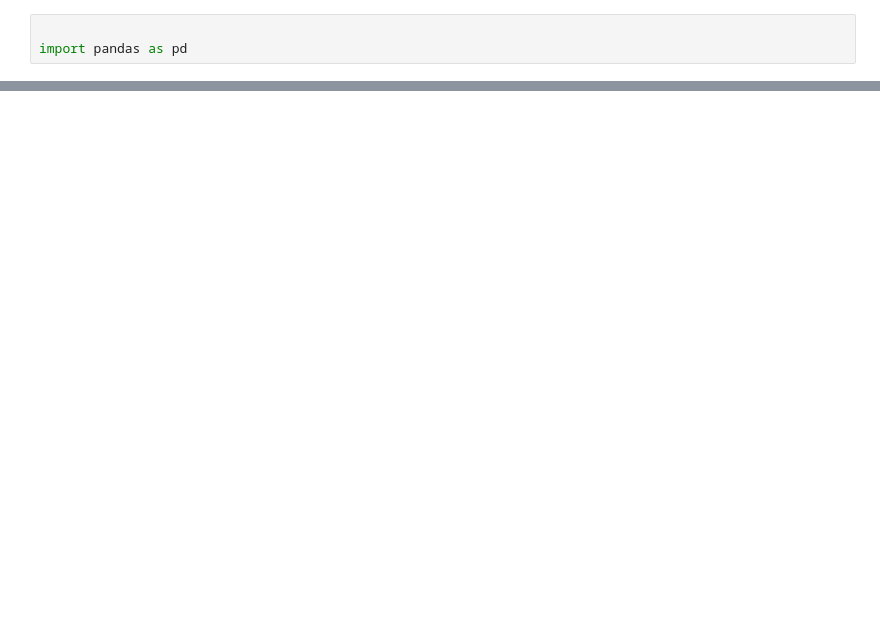
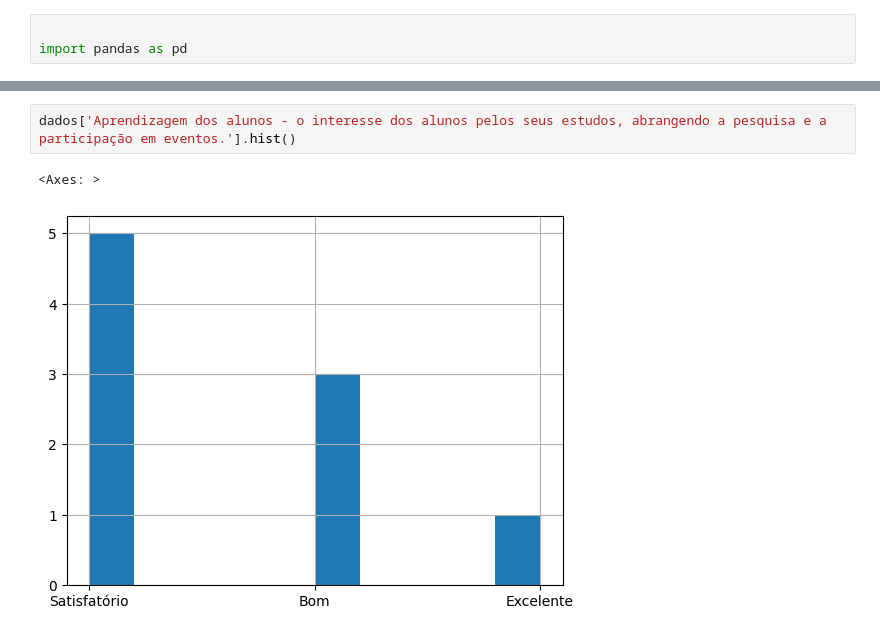
Before and after one commit to pcalexandrat/python2c, a Jupyter notebook: planilhas.ipynb, the cells around one changed output, grey strips where cells are left out. Cells and saved outputs as stored; diff of their text form; blank space fills up the shorter version.

```diff
--- a/planilhas.ipynb
+++ b/planilhas.ipynb
@@ -16,0 +45,5 @@ dados
+# %%
+dados['Aprendizagem dos alunos - o interesse dos alunos pelos seus estudos, abrangendo a pesquisa e a participação em eventos.'].hist()
+# %% [output]
+<Axes: >
+[figure, added]
```
Also changed, not shown: parts of 13 cells of this notebook.
